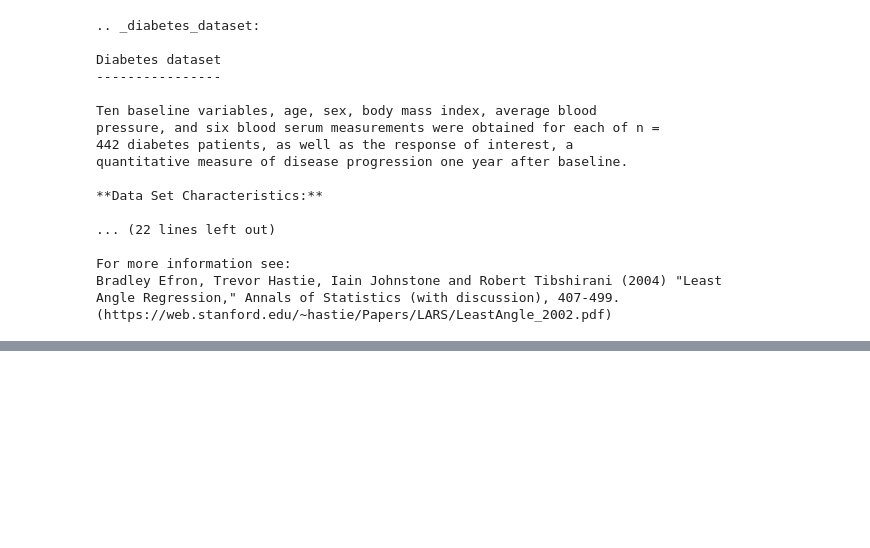
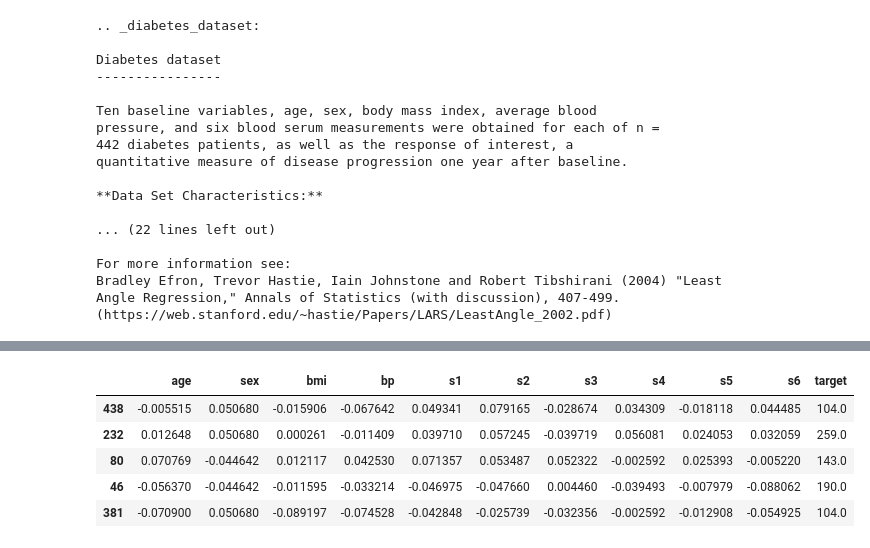
Before and after one commit to jkstarling/MA477-copy, a Jupyter notebook: MA477 - Theory and Applications of Data Science/Lessons/Lesson 8 - Cross-Validation/Lesson 8 - Cross-Validation.ipynb, the cells around one changed output, grey strips where cells are left out. Cells and saved outputs as stored; diff of their text form; code cells hidden in the pictures; blank space fills up the shorter version.

```diff
--- a/MA477 - Theory and Applications of Data Science/Lessons/Lesson 8 - Cross-Validation/Lesson 8 - Cross-Validation.ipynb
+++ b/MA477 - Theory and Applications of Data Science/Lessons/Lesson 8 - Cross-Validation/Lesson 8 - Cross-Validation.ipynb
@@ -222,0 +319,9 @@ Bradley Efron, Trevor Hastie, Iain Johnstone and Robert Tibshirani (2004) "Least
+# %%
+X.head()
+# %% [output]
+|  | age | sex | bmi | bp | s1 | s2 | s3 | s4 | s5 | s6 | target |
+| 438 | -0.005515 | 0.050680 | -0.015906 | -0.067642 | 0.049341 | 0.079165 | -0.028674 | 0.034309 | -0.018118 | 0.044485 | 104.0 |
+| 232 | 0.012648 | 0.050680 | 0.000261 | -0.011409 | 0.039710 | 0.057245 | -0.039719 | 0.056081 | 0.024053 | 0.032059 | 259.0 |
+| 80 | 0.070769 | -0.044642 | 0.012117 | 0.042530 | 0.071357 | 0.053487 | 0.052322 | -0.002592 | 0.025393 | -0.005220 | 143.0 |
+| 46 | -0.056370 | -0.044642 | -0.011595 | -0.033214 | -0.046975 | -0.047660 | 0.004460 | -0.039493 | -0.007979 | -0.088062 | 190.0 |
+| 381 | -0.070900 | 0.050680 | -0.089197 | -0.074528 | -0.042848 | -0.025739 | -0.032356 | -0.002592 | -0.012908 | -0.054925 | 104.0 |
```
Also changed, not shown: parts of 22 cells of this notebook, 4 other files.
